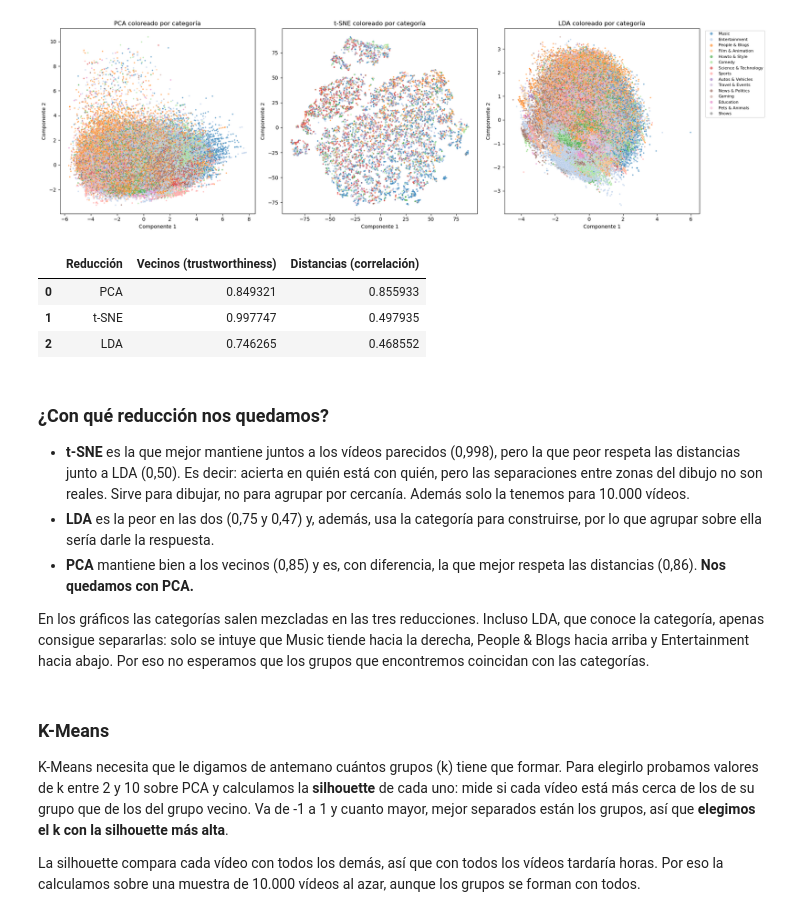
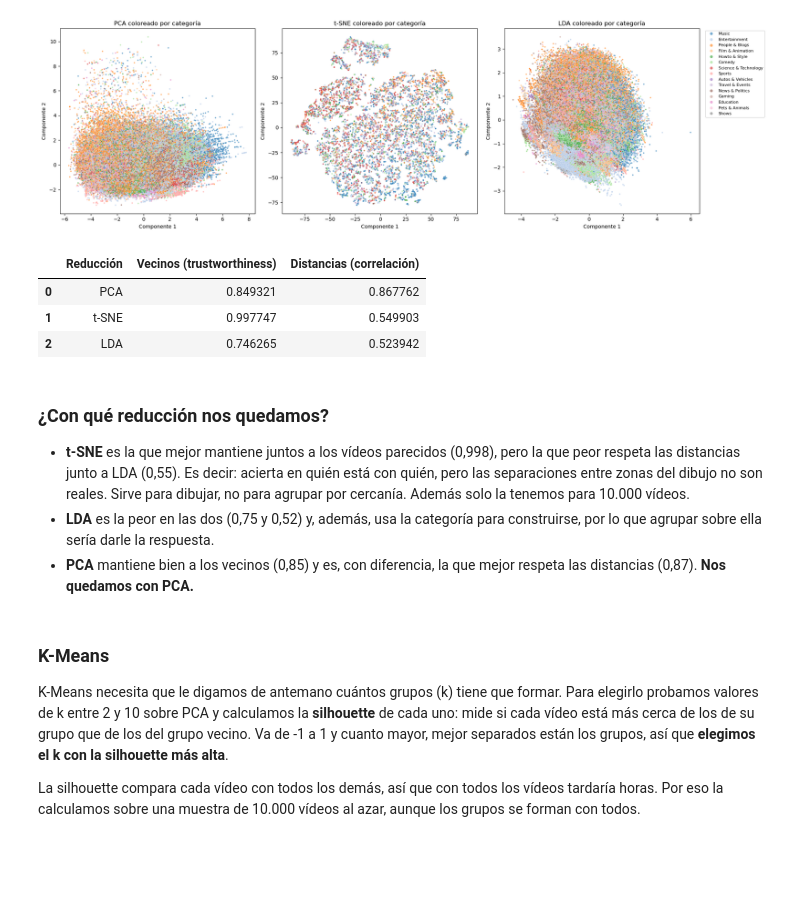
Before and after one commit to fernanditomartinez85/PRACTICA-FINAL-IA, a Jupyter notebook: exploratory_analysis.ipynb, the cells around one changed output. Drawn from its saved outputs; the diff is of its cells as text; code cells hidden in the pictures; blank space fills up the shorter version.

```diff
--- a/exploratory_analysis.ipynb
+++ b/exploratory_analysis.ipynb
@@ -1601,13 +1606,31 @@ fig, axes = plt.subplots(1, 3, figsize=(20, 6))
 reducciones = {"PCA": X_pca, "t-SNE": X_tsne, "LDA": X_lda}
 categorias = {"PCA": y_cluster.values, "t-SNE": y_cluster.values[muestra_tsne], "LDA": y_cluster.values}#t-SNE solo tiene los 10.000 vídeos de su muestra
 
-for ax, (nombre, X_red) in zip(axes, reducciones.items()):
-    sns.scatterplot(x=X_red[:, 0], y=X_red[:, 1], hue=categorias[nombre], palette="tab20", s=8, alpha=0.6, legend=(nombre == "LDA"), ax=ax)
-    ax.set_title(f"{nombre} coloreado por categoría")
+nombres = list(reducciones.keys())
+
+for i in range(len(nombres)):
+    nombre = nombres[i]
+    X_red = reducciones[nombre]
+    ax = axes[i]
+
+    sns.scatterplot(
+        x=X_red[:, 0],
+        y=X_red[:, 1],
+        hue=categorias[nombre],
+        palette="tab20",
+        s=8,
+        alpha=0.6,
+        ax=ax
+    )
+
+    if nombre != "LDA":
+        ax.get_legend().remove()#para que solo aparezca leyenda a la derecha del todo
+
+    ax.set_title(nombre + " coloreado por categoría")
     ax.set_xlabel("Componente 1")
     ax.set_ylabel("Componente 2")
 
-axes[2].legend(bbox_to_anchor=(1.02, 1), loc="upper left", fontsize=8, markerscale=2)
+axes[2].legend(bbox_to_anchor=(1.02, 1), loc="upper left", fontsize=8, markerscale=2) #ajustamos la leyenda
 
 plt.tight_layout()
 plt.show()
@@ -1616,30 +1639,28 @@ plt.show()
 # %%
 from sklearn.manifold import trustworthiness
 from scipy.spatial.distance import pdist
 
-X_muestra = X_cluster[muestra_tsne]#comparan cada vídeo con todos los demás: con todos los vídeos tardaría muchísimo, así que usamos los mismos 10.000 vídeos de t-SNE
+X_muestra = X_cluster[muestra_tsne]#comparan cada vídeo con todos los demás: con todos los vídeos tardaría muchísimo, así que usamos los mismos 10.000 vídeos de t-SNE en las otras dos reducciones
 reducciones_muestra = {"PCA": X_pca[muestra_tsne], "t-SNE": X_tsne, "LDA": X_lda[muestra_tsne]}
 
 comparacion = []
 for nombre, X_red in reducciones_muestra.items():
     vecinos = trustworthiness(X_muestra, X_red, n_neighbors=5)
-    distancias = np.corrcoef(pdist(X_muestra[:2000]), pdist(X_red[:2000]))[0, 1]#pdist: distancia entre cada pareja de vídeos. Con 2.000 vídeos ya son 2 millones de parejas, suficientes para la correlación
+    distancias = np.corrcoef(pdist(X_muestra), pdist(X_red))[0, 1]#pdist: distancia entre cada pareja de vídeos. Con los 10.000 vídeos son 50 millones de parejas
     comparacion.append({"Reducción": nombre, "Vecinos (trustworthiness)": vecinos, "Distancias (correlación)": distancias})
 
 pd.DataFrame(comparacion)
 # %% [output]
 |  | Reducción | Vecinos (trustworthiness) | Distancias (correlación) |
-| 0 | PCA | 0.849321 | 0.855933 |
-| 1 | t-SNE | 0.997747 | 0.497935 |
-| 2 | LDA | 0.746265 | 0.468552 |
+| 0 | PCA | 0.849321 | 0.867762 |
+| 1 | t-SNE | 0.997747 | 0.549903 |
+| 2 | LDA | 0.746265 | 0.523942 |
 # %% [markdown]
 ### ¿Con qué reducción nos quedamos?
 
-- **t-SNE** es la que mejor mantiene juntos a los vídeos parecidos (0,998), pero la que peor respeta las distancias junto a LDA (0,50). Es decir: acierta en quién está con quién, pero las separaciones entre zonas del dibujo no son reales. Sirve para dibujar, no para agrupar por cercanía. Además solo la tenemos para 10.000 vídeos.
-- **LDA** es la peor en las dos (0,75 y 0,47) y, además, usa la categoría para construirse, por lo que agrupar sobre ella sería darle la respuesta.
-- **PCA** mantiene bien a los vecinos (0,85) y es, con diferencia, la que mejor respeta las distancias (0,86). **Nos quedamos con PCA.**
-
-En los gráficos las categorías salen mezcladas en las tres reducciones. Incluso LDA, que conoce la categoría, apenas consigue separarlas: solo se intuye que Music tiende hacia la derecha, People & Blogs hacia arriba y Entertainment hacia abajo. Por eso no esperamos que los grupos que encontremos coincidan con las categorías.
+- **t-SNE** es la que mejor mantiene juntos a los vídeos parecidos (0,998), pero la que peor respeta las distancias junto a LDA (0,55). Es decir: acierta en quién está con quién, pero las separaciones entre zonas del dibujo no son reales. Sirve para dibujar, no para agrupar por cercanía. Además solo la tenemos para 10.000 vídeos.
+- **LDA** es la peor en las dos (0,75 y 0,52) y, además, usa la categoría para construirse, por lo que agrupar sobre ella sería darle la respuesta.
+- **PCA** mantiene bien a los vecinos (0,85) y es, con diferencia, la que mejor respeta las distancias (0,87). **Nos quedamos con PCA.**
 # %% [markdown]
 ### K-Means
 
```
Also changed, not shown: parts of 3 cells of this notebook.
